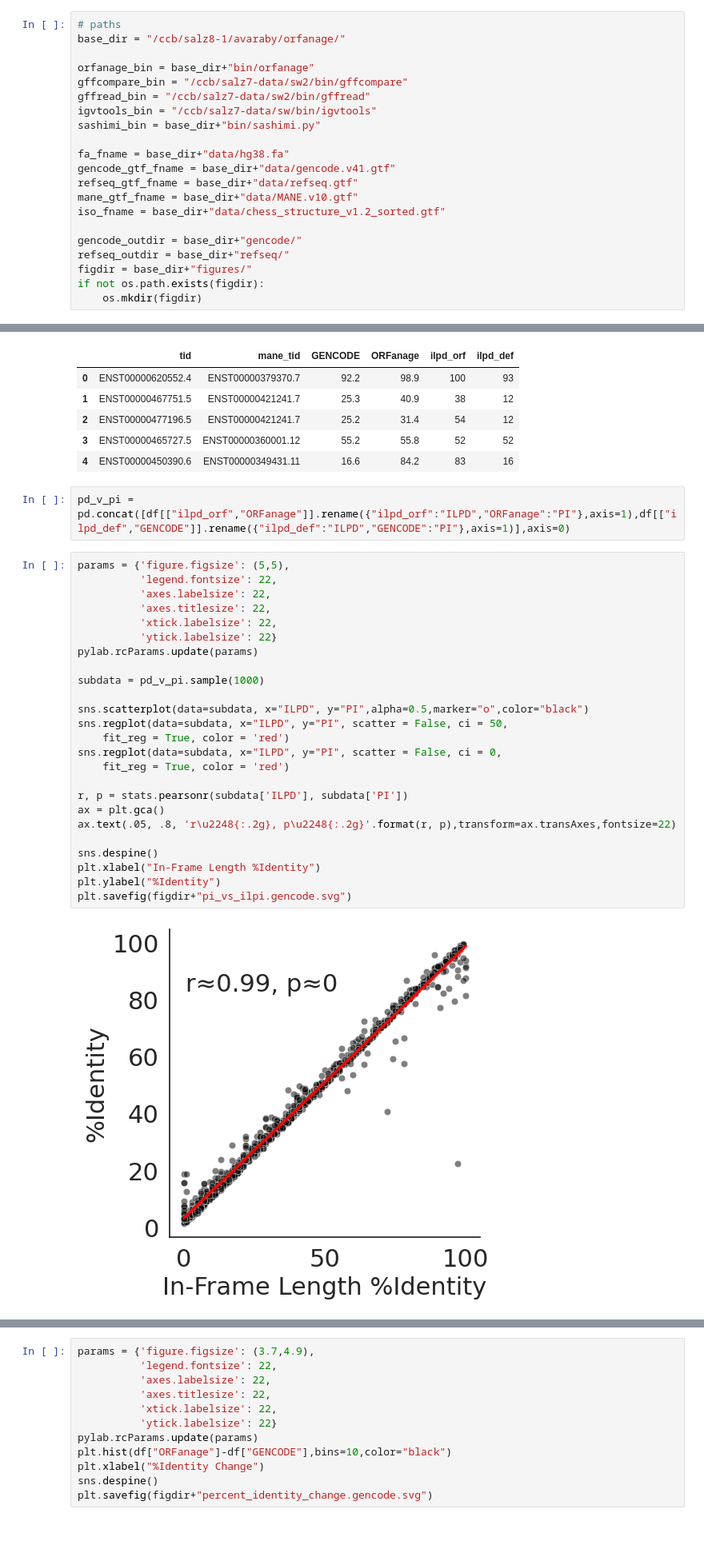
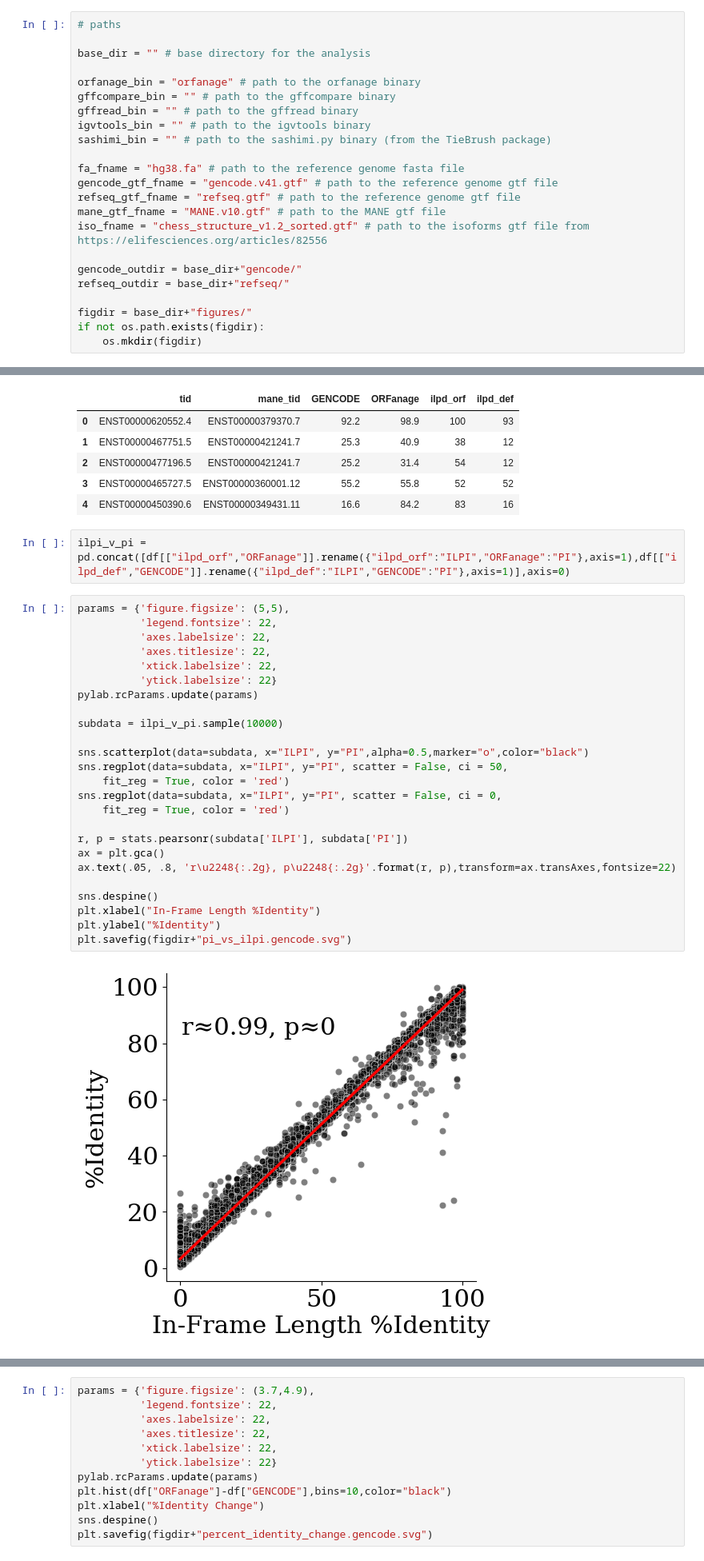
Before and after one commit to alevar/ORFanage_tests, a Jupyter notebook: align.ipynb, the cells around one changed output, grey strips where cells are left out. Shown at 80% size. Saved outputs shown, nothing was run; the diff lists cells and outputs as text; blank space fills up the shorter version.

```diff
--- a/align.ipynb
+++ b/align.ipynb
@@ -45,22 +42,24 @@ sys.path.insert(0, "/ccb/salz8-1/avaraby/orfanage/soft")
 %aimport definitions
 # %%
 # paths
-base_dir = "/ccb/salz8-1/avaraby/orfanage/"
 
-orfanage_bin = base_dir+"bin/orfanage"
-gffcompare_bin = "/ccb/salz7-data/sw2/bin/gffcompare"
-gffread_bin = "/ccb/salz7-data/sw2/bin/gffread"
-igvtools_bin = "/ccb/salz7-data/sw/bin/igvtools"
-sashimi_bin = base_dir+"bin/sashimi.py"
+base_dir = "" # base directory for the analysis
 
-fa_fname = base_dir+"data/hg38.fa"
-gencode_gtf_fname = base_dir+"data/gencode.v41.gtf"
-refseq_gtf_fname = base_dir+"data/refseq.gtf"
-mane_gtf_fname = base_dir+"data/MANE.v10.gtf"
-iso_fname = base_dir+"data/chess_structure_v1.2_sorted.gtf"
+orfanage_bin = "orfanage" # path to the orfanage binary
+gffcompare_bin = "" # path to the gffcompare binary
+gffread_bin = "" # path to the gffread binary
+igvtools_bin = "" # path to the igvtools binary
+sashimi_bin = "" # path to the sashimi.py binary (from the TieBrush package)
+
+fa_fname = "hg38.fa" # path to the reference genome fasta file
+gencode_gtf_fname = "gencode.v41.gtf" # path to the reference genome gtf file
+refseq_gtf_fname = "refseq.gtf" # path to the reference genome gtf file
+mane_gtf_fname = "MANE.v10.gtf" # path to the MANE gtf file
+iso_fname = "chess_structure_v1.2_sorted.gtf" # path to the isoforms gtf file from https://elifesciences.org/articles/82556
 
 gencode_outdir = base_dir+"gencode/"
 refseq_outdir = base_dir+"refseq/"
+
 figdir = base_dir+"figures/"
 if not os.path.exists(figdir):
     os.mkdir(figdir)
@@ -299,31 +270,31 @@ df.head()
 | 3 | ENST00000465727.5 | ENST00000360001.12 | 55.2 | 55.8 | 52 | 52 |
 | 4 | ENST00000450390.6 | ENST00000349431.11 | 16.6 | 84.2 | 83 | 16 |
 # %%
-pd_v_pi = pd.concat([df[["ilpd_orf","ORFanage"]].rename({"ilpd_orf":"ILPD","ORFanage":"PI"},axis=1),df[["ilpd_def","GENCODE"]].rename({"ilpd_def":"ILPD","GENCODE":"PI"},axis=1)],axis=0)
+ilpi_v_pi = pd.concat([df[["ilpd_orf","ORFanage"]].rename({"ilpd_orf":"ILPI","ORFanage":"PI"},axis=1),df[["ilpd_def","GENCODE"]].rename({"ilpd_def":"ILPI","GENCODE":"PI"},axis=1)],axis=0)
 # %%
 params = {'figure.figsize': (5,5),
           'legend.fontsize': 22,
           'axes.labelsize': 22,
           'axes.titlesize': 22,
           'xtick.labelsize': 22,
           'ytick.labelsize': 22}
 pylab.rcParams.update(params)
 
-subdata = pd_v_pi.sample(1000)
+subdata = ilpi_v_pi.sample(10000)
 
-sns.scatterplot(data=subdata, x="ILPD", y="PI",alpha=0.5,marker="o",color="black")
-sns.regplot(data=subdata, x="ILPD", y="PI", scatter = False, ci = 50,
+sns.scatterplot(data=subdata, x="ILPI", y="PI",alpha=0.5,marker="o",color="black")
+sns.regplot(data=subdata, x="ILPI", y="PI", scatter = False, ci = 50,
     fit_reg = True, color = 'red')
-sns.regplot(data=subdata, x="ILPD", y="PI", scatter = False, ci = 0,
+sns.regplot(data=subdata, x="ILPI", y="PI", scatter = False, ci = 0,
     fit_reg = True, color = 'red')
 
-r, p = stats.pearsonr(subdata['ILPD'], subdata['PI'])
+r, p = stats.pearsonr(subdata['ILPI'], subdata['PI'])
 ax = plt.gca()
 ax.text(.05, .8, 'r\u2248{:.2g}, p\u2248{:.2g}'.format(r, p),transform=ax.transAxes,fontsize=22)
 
 sns.despine()
 plt.xlabel("In-Frame Length %Identity")
 plt.ylabel("%Identity")
 plt.savefig(figdir+"pi_vs_ilpi.gencode.svg")
 # %% [output]
-[figure, old version]
+[figure, new version]
```
Also changed, not shown: parts of 8 cells of this notebook, 12 other files.
